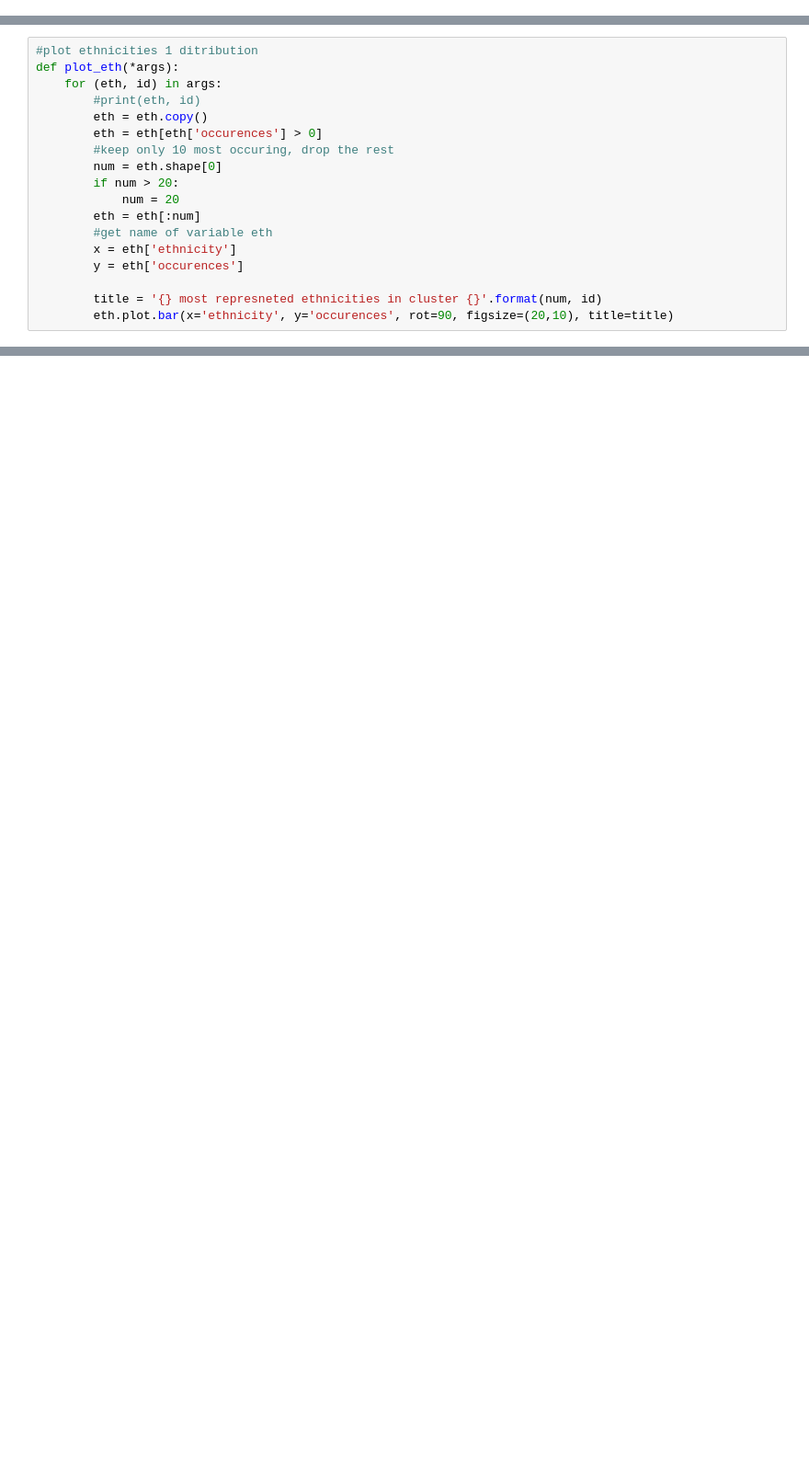
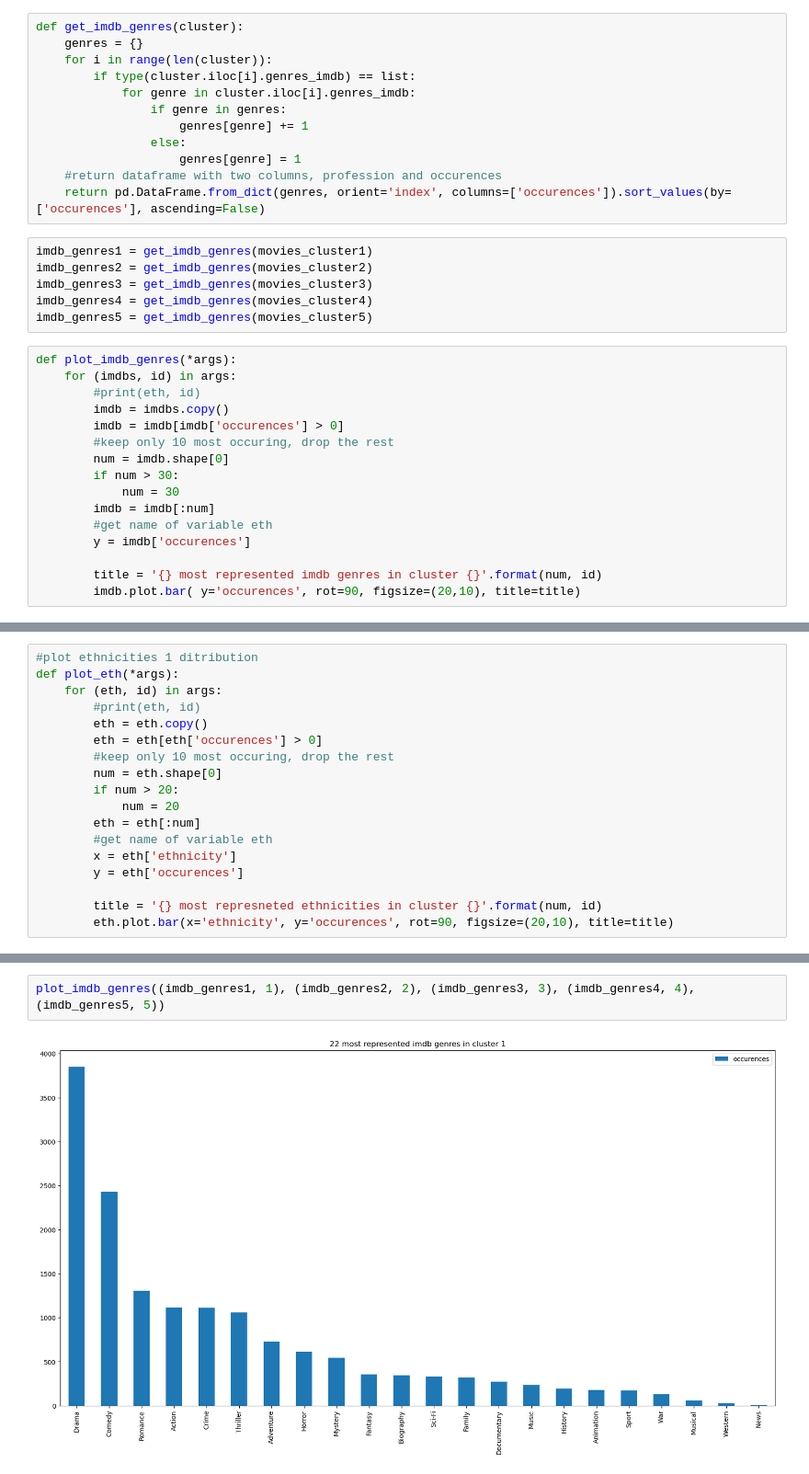
Before and after one commit to epfl-ada/ada-2022-project-tacocat, a Jupyter notebook: src/cluster.ipynb, the cells around one changed output, grey strips where cells are left out. Shown at 92% size. Cells and saved outputs as stored; diff of their text form; blank space fills up the shorter version.

```diff
--- a/src/cluster.ipynb
+++ b/src/cluster.ipynb
@@ -113,0 +171,34 @@ ethnicities5 = get_ethnicities(cluster5)
+# %%
+def get_imdb_genres(cluster):
+	genres = {}
+	for i in range(len(cluster)):
+		if type(cluster.iloc[i].genres_imdb) == list:
+			for genre in cluster.iloc[i].genres_imdb:
+				if genre in genres:
+					genres[genre] += 1
+				else:
+					genres[genre] = 1
+	#return dataframe with two columns, profession and occurences
+	return pd.DataFrame.from_dict(genres, orient='index', columns=['occurences']).sort_values(by=['occurences'], ascending=False)
+# %%
+imdb_genres1 = get_imdb_genres(movies_cluster1)
+imdb_genres2 = get_imdb_genres(movies_cluster2)
+imdb_genres3 = get_imdb_genres(movies_cluster3)
+imdb_genres4 = get_imdb_genres(movies_cluster4)
+imdb_genres5 = get_imdb_genres(movies_cluster5)
+# %%
+def plot_imdb_genres(*args):
+    for (imdbs, id) in args:
+        #print(eth, id)
+        imdb = imdbs.copy()
+        imdb = imdb[imdb['occurences'] > 0]
+        #keep only 10 most occuring, drop the rest
+        num = imdb.shape[0]
+        if num > 30:
+            num = 30
+        imdb = imdb[:num]
+        #get name of variable eth
+        y = imdb['occurences']
+
+        title = '{} most represented imdb genres in cluster {}'.format(num, id)
+        imdb.plot.bar( y='occurences', rot=90, figsize=(20,10), title=title)
@@ -141,0 +280,4 @@ plot_eth((ethnicities1, 1), (ethnicities2, 2),
+# %%
+plot_imdb_genres((imdb_genres1, 1), (imdb_genres2, 2), (imdb_genres3, 3), (imdb_genres4, 4), (imdb_genres5, 5))
+# %% [output]
+[figure, added]
```
Also changed, not shown: parts of 30 cells of this notebook, 3 other files.
